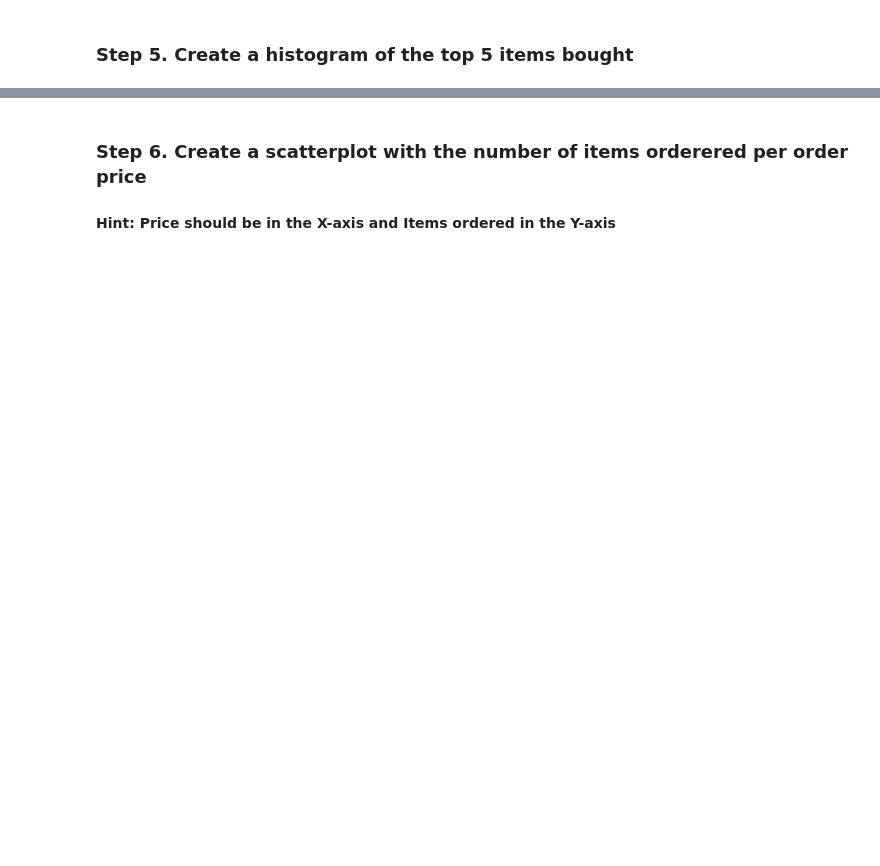
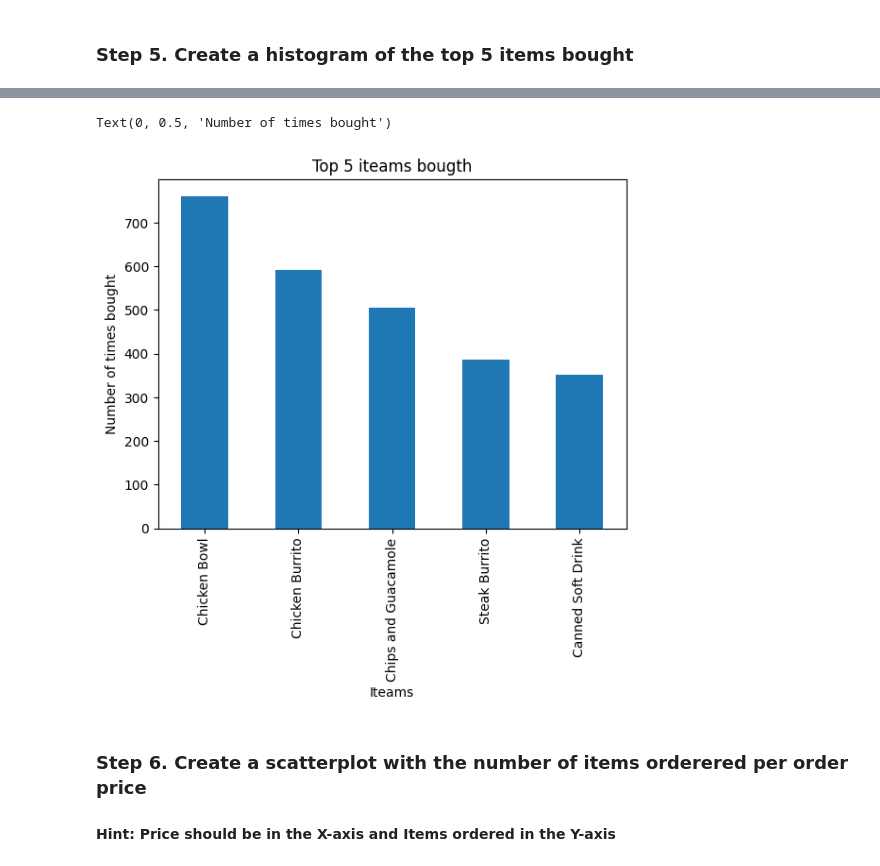
Before and after one commit to TranAnh35/CodeForAI, a Jupyter notebook: 07_Visualization/Chipotle.ipynb, the cells around one changed output, grey strips where cells are left out. Saved outputs shown, nothing was run; the diff lists cells and outputs as text; code cells hidden in the pictures; blank space fills up the shorter version.

```diff
--- a/07_Visualization/Chipotle.ipynb
+++ b/07_Visualization/Chipotle.ipynb
@@ -14,3 +14,7 @@ from collections import Counter
 %matplotlib inline
 # %% [markdown]
 ### Step 2. Import the dataset from this [address](https://raw.githubusercontent.com/thieu1995/csv-files/main/data/pandas/chipotle.tsv).
+# %%
+df = pd.read_csv('https://raw.githubusercontent.com/thieu1995/csv-files/main/data/pandas/chipotle.tsv', sep='\t')
+df.to_csv('https://raw.githubusercontent.com/thieu1995/csv-files/main/data/pandas/chipotle.tsv')
+df
@@ -17,2 +35,5 @@ from collections import Counter
 # %% [markdown]
 ### Step 3. Assign it to a variable called chipo.
+# %%
+chipo = df.copy()
+chipo
@@ -19,2 +54,4 @@ from collections import Counter
+# %%
+chipo.item_price = chipo.item_price.apply(lambda x: float(x[1:]))
 # %% [markdown]
 ### Step 4. See the first 10 entries
@@ -21,2 +72,5 @@ from collections import Counter
 # %% [markdown]
 ### Step 5. Create a histogram of the top 5 items bought
+# %%
+top_5 = chipo.groupby('item_name').quantity.sum().sort_values(ascending = False)[0:5]
+top_5
@@ -23,3 +85,11 @@ from collections import Counter
+# %%
+top_5.plot(kind='bar')
+plt.title("Top 5 iteams bougth")
+plt.xlabel("Iteams")
+plt.ylabel("Number of times bought")
+# %% [output]
+Text(0, 0.5, 'Number of times bought')
+[figure, added]
 # %% [markdown]
 ### Step 6. Create a scatterplot with the number of items orderered per order price
 #### Hint: Price should be in the X-axis and Items ordered in the Y-axis
```
Also changed, not shown: parts of 7 cells of this notebook, 3 other files.
